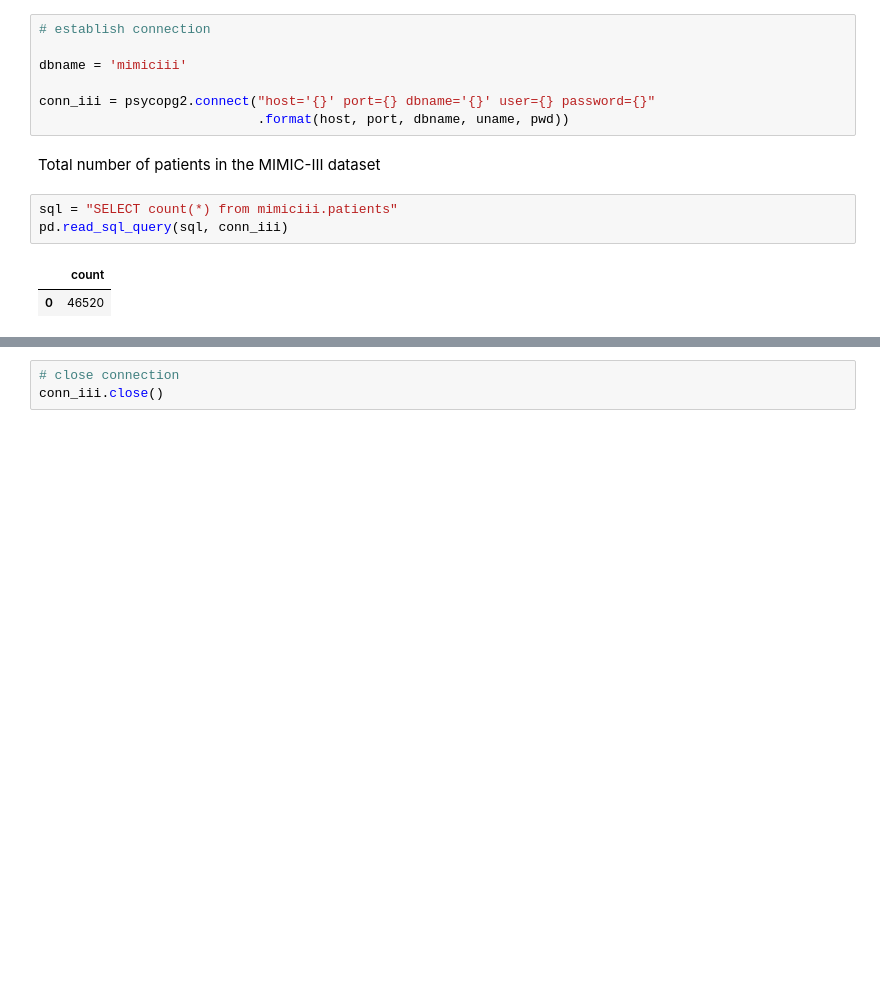
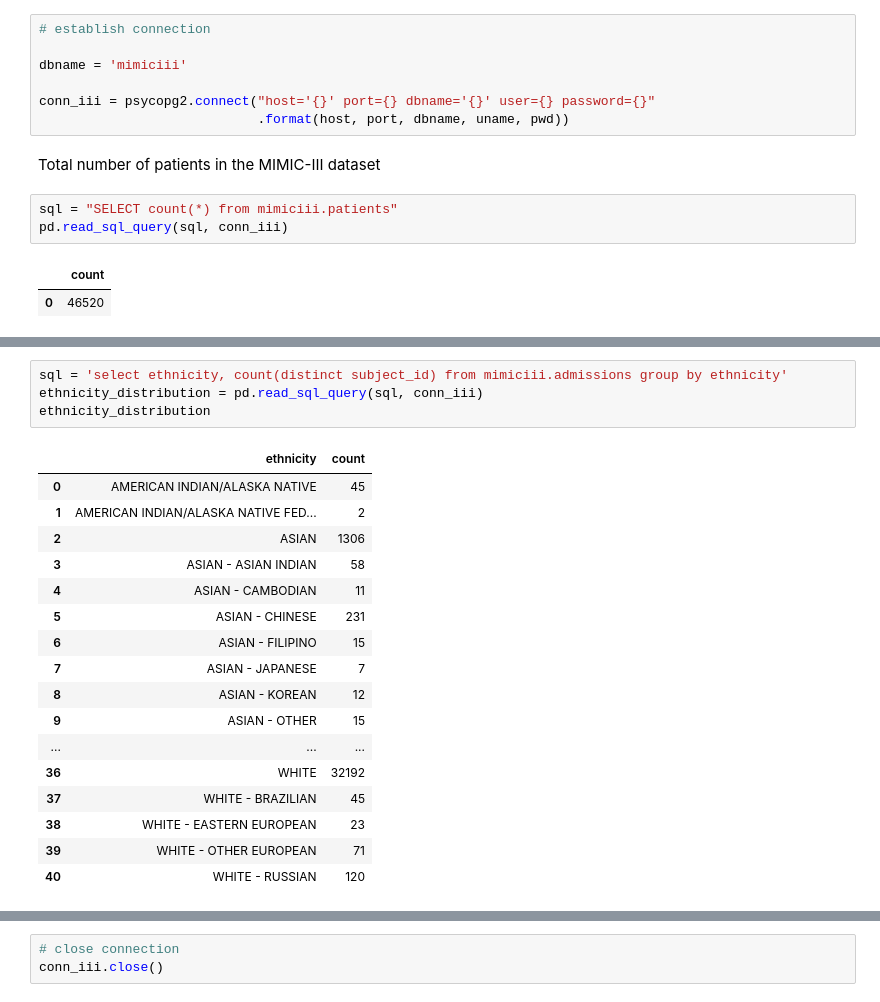
Before and after one commit to marymlucas/mimic_explore, a Jupyter notebook: mimic_explore_1.ipynb, the cells around one changed output, grey strips where cells are left out. Drawn from its saved outputs; the diff is of its cells as text; blank space fills up the shorter version.

```diff
--- a/mimic_explore_1.ipynb
+++ b/mimic_explore_1.ipynb
@@ -217,0 +313,22 @@ pd.read_sql_query(sql, conn_iii)
+# %%
+sql = 'select ethnicity, count(distinct subject_id) from mimiciii.admissions group by ethnicity'
+ethnicity_distribution = pd.read_sql_query(sql, conn_iii)
+ethnicity_distribution
+# %% [output]
+|  | ethnicity | count |
+| 0 | AMERICAN INDIAN/ALASKA NATIVE | 45 |
+| 1 | AMERICAN INDIAN/ALASKA NATIVE FED... | 2 |
+| 2 | ASIAN | 1306 |
+| 3 | ASIAN - ASIAN INDIAN | 58 |
+| 4 | ASIAN - CAMBODIAN | 11 |
+| 5 | ASIAN - CHINESE | 231 |
+| 6 | ASIAN - FILIPINO | 15 |
+| 7 | ASIAN - JAPANESE | 7 |
+| 8 | ASIAN - KOREAN | 12 |
+| 9 | ASIAN - OTHER | 15 |
+| ... | ... | ... |
+| 36 | WHITE | 32192 |
+| 37 | WHITE - BRAZILIAN | 45 |
+| 38 | WHITE - EASTERN EUROPEAN | 23 |
+| 39 | WHITE - OTHER EUROPEAN | 71 |
+| 40 | WHITE - RUSSIAN | 120 |
```
Also changed, not shown: parts of 21 cells of this notebook.
